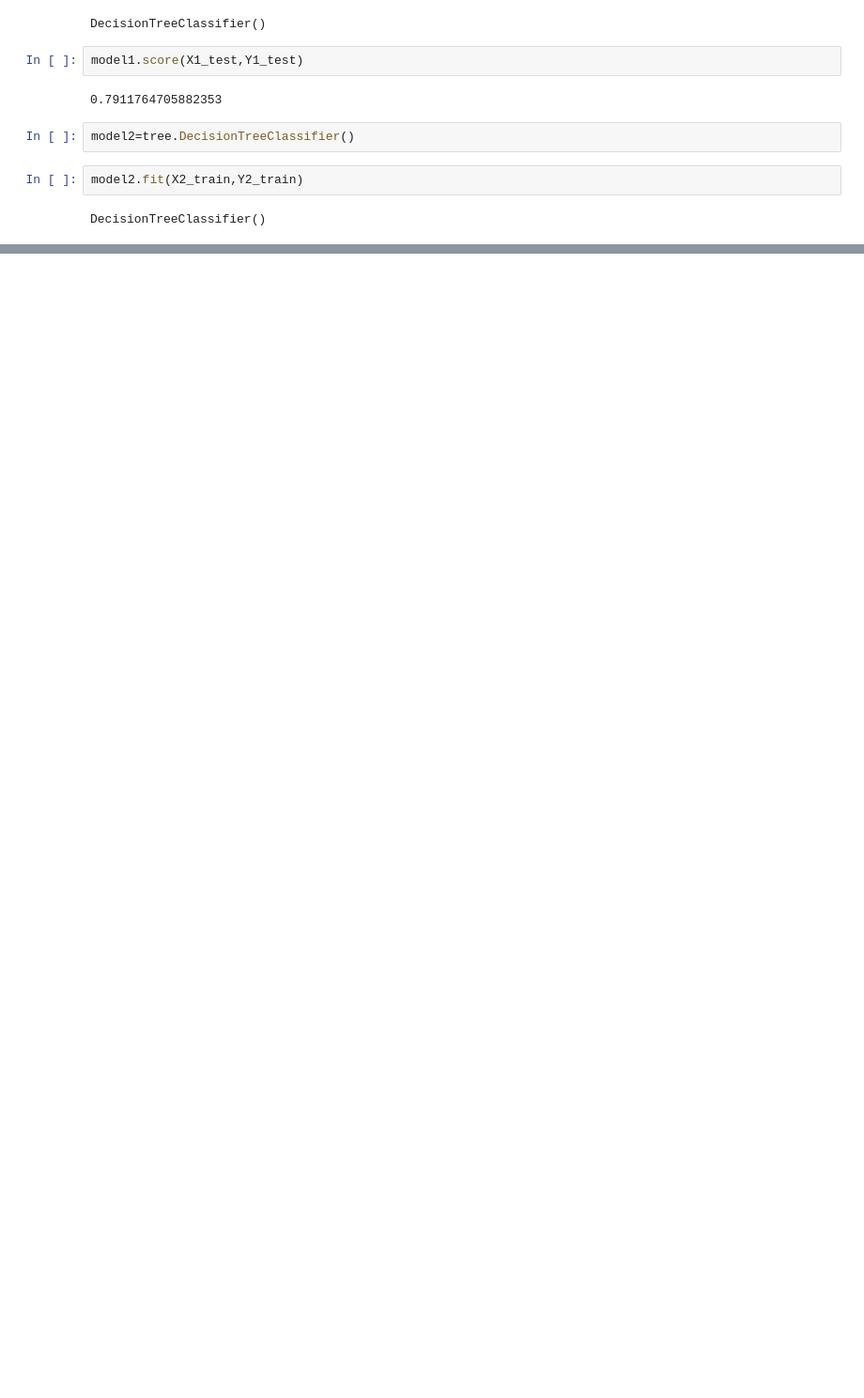
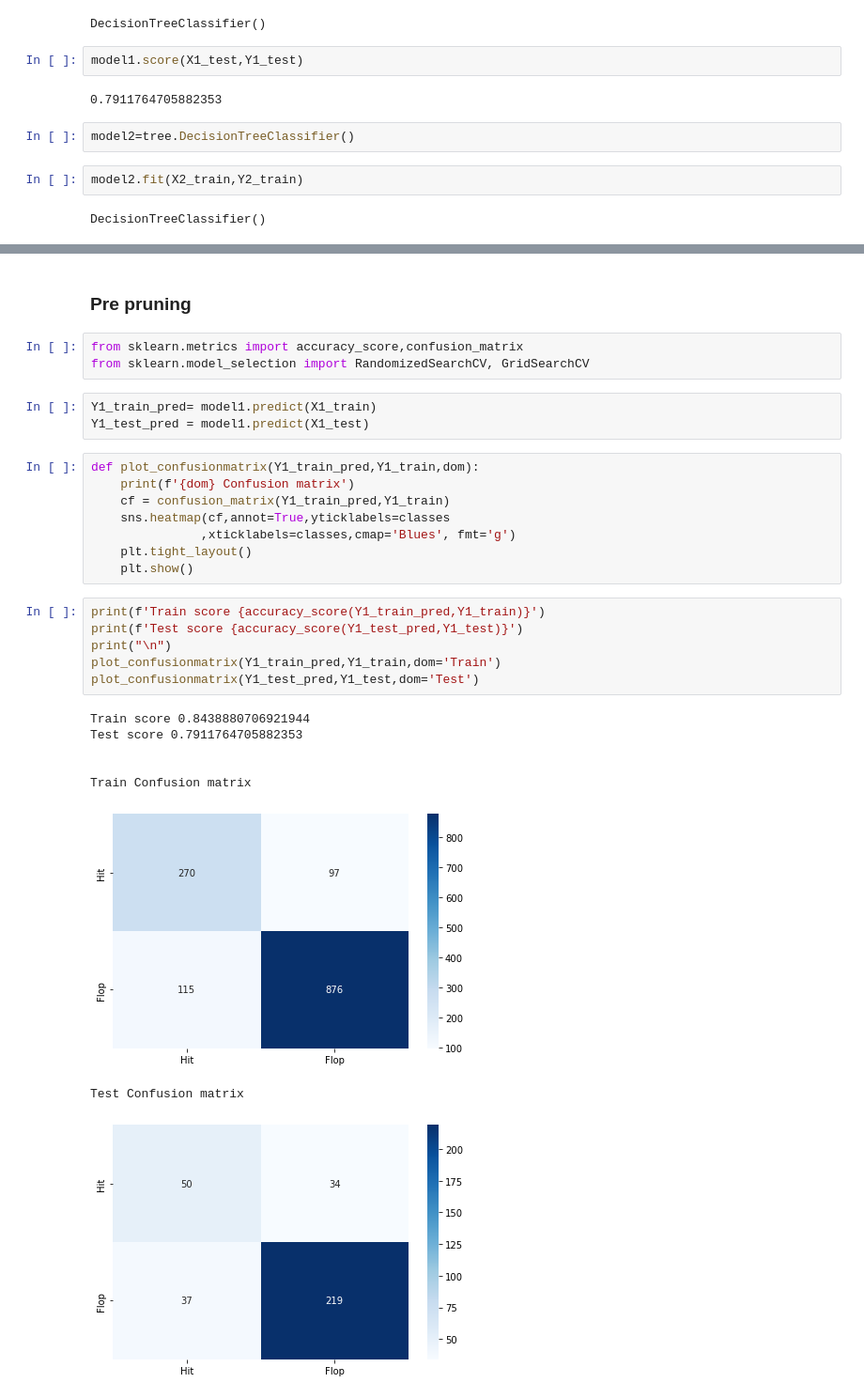
Before and after one commit to shreyanc07/comparitive-analysis-of-decision-tree-and-naive-bayes-model-for-classification, a Jupyter notebook: src/DMML_TASK_2/preprocessing.ipynb, the cells around one changed output, grey strips where cells are left out. Shown at 94% size. Cells and saved outputs as stored; diff of their text form; blank space fills up the shorter version.

```diff
--- a/src/DMML_TASK_2/preprocessing.ipynb
+++ b/src/DMML_TASK_2/preprocessing.ipynb
@@ -425,0 +405,31 @@ model2.score(X2_test,Y2_test)
+# %% [markdown]
+### Pre pruning
+# %%
+from sklearn.metrics import accuracy_score,confusion_matrix
+from sklearn.model_selection import RandomizedSearchCV, GridSearchCV
+# %%
+Y1_train_pred= model1.predict(X1_train)
+Y1_test_pred = model1.predict(X1_test)
+# %%
+def plot_confusionmatrix(Y1_train_pred,Y1_train,dom):
+    print(f'{dom} Confusion matrix')
+    cf = confusion_matrix(Y1_train_pred,Y1_train)
+    sns.heatmap(cf,annot=True,yticklabels=classes
+               ,xticklabels=classes,cmap='Blues', fmt='g')
+    plt.tight_layout()
+    plt.show()
+# %%
+print(f'Train score {accuracy_score(Y1_train_pred,Y1_train)}')
+print(f'Test score {accuracy_score(Y1_test_pred,Y1_test)}')
+print("\n")
+plot_confusionmatrix(Y1_train_pred,Y1_train,dom='Train')
+plot_confusionmatrix(Y1_test_pred,Y1_test,dom='Test')
+# %% [output]
+Train score 0.8438880706921944
+Test score 0.7911764705882353
+
+
+Train Confusion matrix
+[figure, added]
+Test Confusion matrix
+[figure, added]
```
Also changed, not shown: parts of 47 cells of this notebook.
